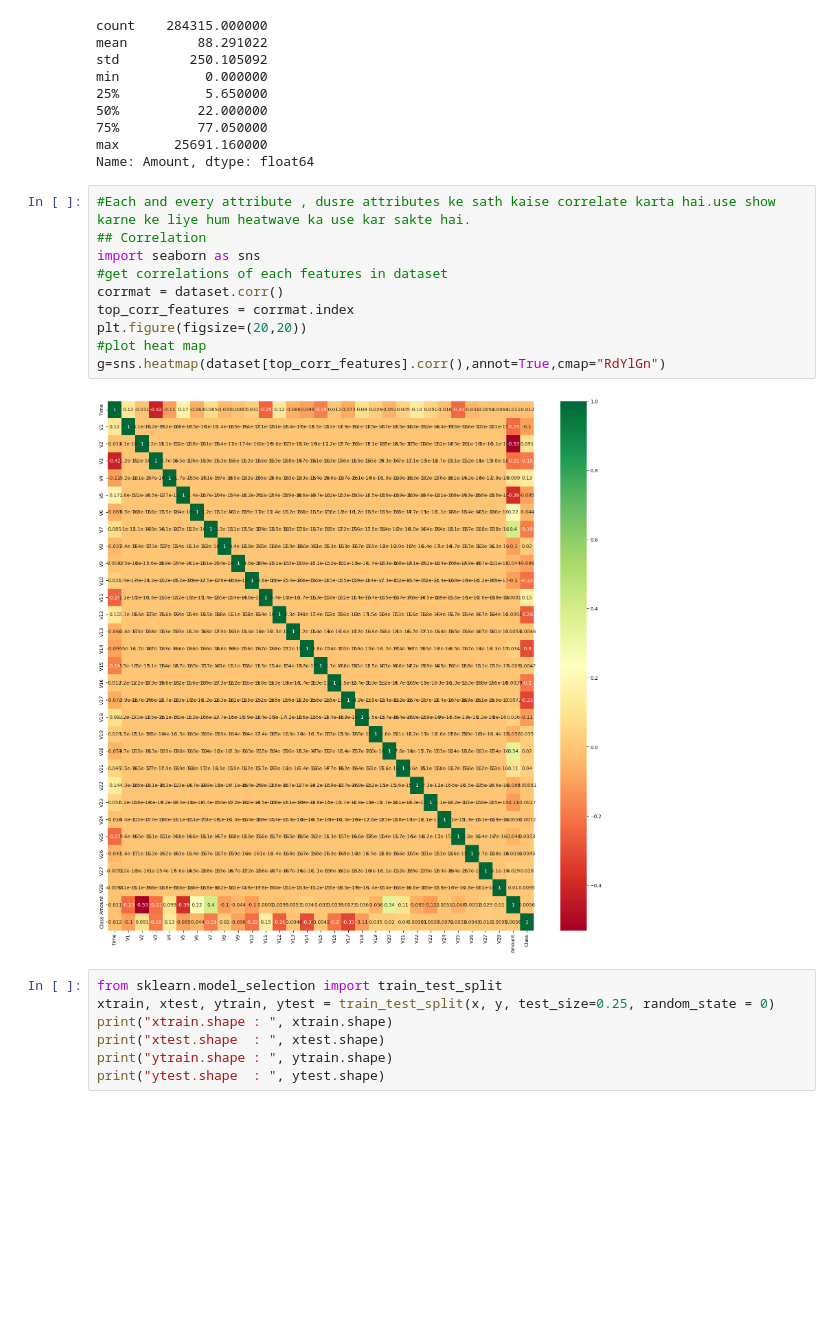
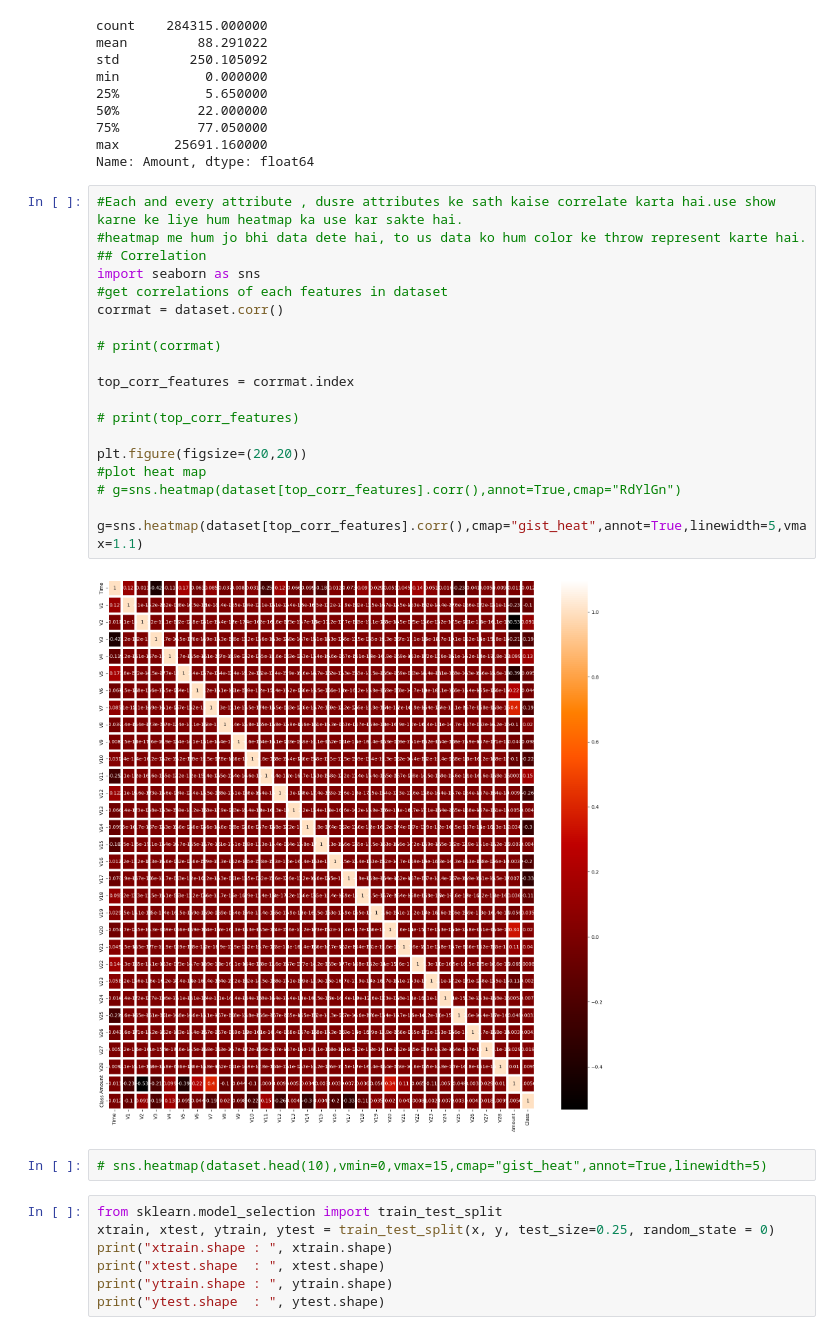
Before and after one commit to igopalsharma146/Machine_Learning_Projects, a Jupyter notebook: Credit Card Fraud Ditection/Credit card fraud detection.ipynb, the cells around one changed output. Cells and saved outputs as stored; diff of their text form; blank space fills up the shorter version.

```diff
--- a/Credit Card Fraud Ditection/Credit card fraud detection.ipynb
+++ b/Credit Card Fraud Ditection/Credit card fraud detection.ipynb
@@ -94,17 +99,28 @@ min           0.000000
 max       25691.160000
 Name: Amount, dtype: float64
 # %%
-#Each and every attribute , dusre attributes ke sath kaise correlate karta hai.use show karne ke liye hum heatwave ka use kar sakte hai.
+#Each and every attribute , dusre attributes ke sath kaise correlate karta hai.use show karne ke liye hum heatmap ka use kar sakte hai.
+#heatmap me hum jo bhi data dete hai, to us data ko hum color ke throw represent karte hai.
 ## Correlation
 import seaborn as sns
 #get correlations of each features in dataset
 corrmat = dataset.corr()
+
+# print(corrmat)
+
 top_corr_features = corrmat.index
+
+# print(top_corr_features)
+
 plt.figure(figsize=(20,20))
 #plot heat map
-g=sns.heatmap(dataset[top_corr_features].corr(),annot=True,cmap="RdYlGn")
+# g=sns.heatmap(dataset[top_corr_features].corr(),annot=True,cmap="RdYlGn")
+
+g=sns.heatmap(dataset[top_corr_features].corr(),cmap="gist_heat",annot=True,linewidth=5,vmax=1.1)
 # %% [output]
-[figure, old version]
+[figure, new version]
+# %%
+# sns.heatmap(dataset.head(10),vmin=0,vmax=15,cmap="gist_heat",annot=True,linewidth=5)
 # %%
 from sklearn.model_selection import train_test_split
 xtrain, xtest, ytrain, ytest = train_test_split(x, y, test_size=0.25, random_state = 0)
```
Also changed, not shown: parts of 7 cells of this notebook.
